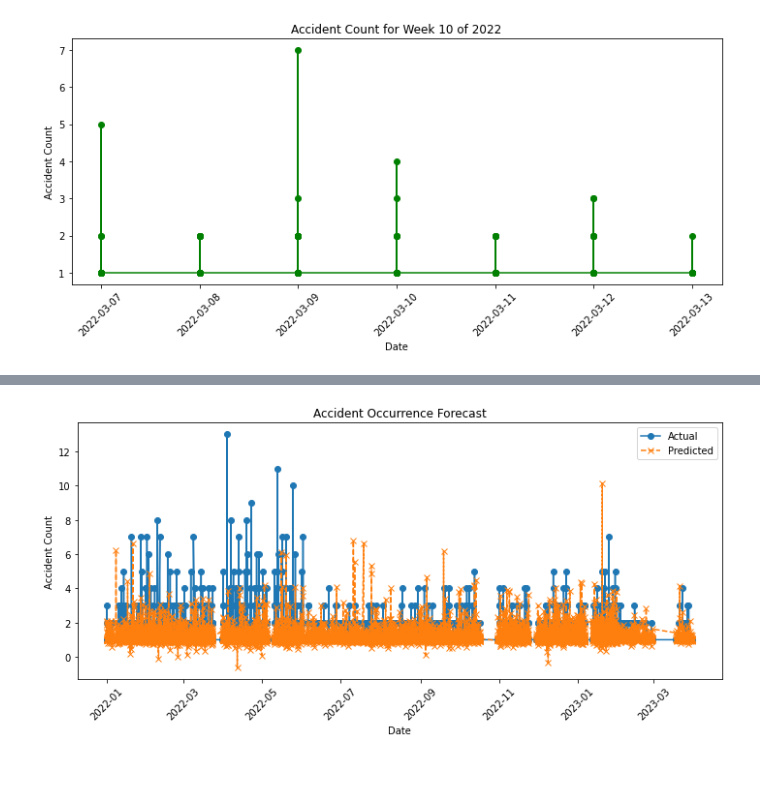
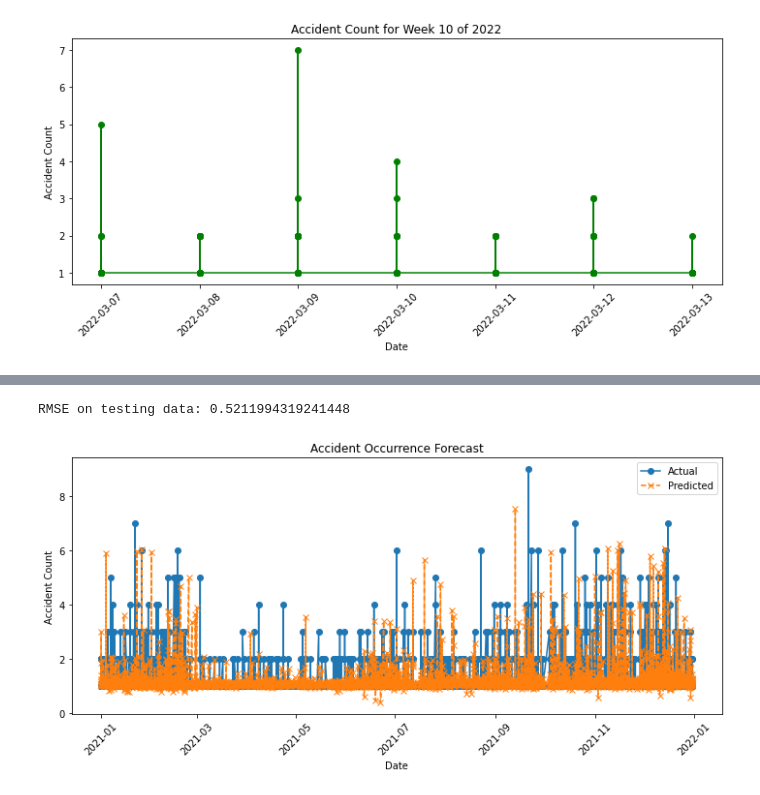
Before and after one commit to rujhannajib/crashcrew, a Jupyter notebook: accidence_forecasting.ipynb, the cells around one changed output, grey strips where cells are left out. Cells and saved outputs as stored; diff of their text form; code cells hidden in the pictures.

```diff
--- a/accidence_forecasting.ipynb
+++ b/accidence_forecasting.ipynb
@@ -36,5 +49,6 @@ root
 # %%
-cols = ["ID", "Start_Time", "City", "State", "Temperature(F)", "Humidity(%)",
+# feature selection
+cols = ["ID", "Start_Time", "Severity", "City", "State", "Temperature(F)", "Humidity(%)",
         "Visibility(mi)", "Precipitation(in)", "Weather_Condition"]
 df = df.select(*cols)
 # %%
@@ -65,7 +80,8 @@ weather_agg = (
           avg("Temperature(F)").alias("Temp"),
           avg("Humidity(%)").alias("Humidity"),
           avg("Visibility(mi)").alias("Visibility"),
-          avg("Precipitation(in)").alias("Precip")
+          avg("Precipitation(in)").alias("Precip"),
+          avg("Severity").alias("Sever"),
       )
 )
 
@@ -154,5 +171,7 @@ data.show(5)
 only showing top 5 rows
 # %%
-train = data.filter(col("Date") < "2022-01-01")
-test  = data.filter(col("Date") >= "2022-01-01")
+# data splitting
+train  = data.filter(col("Date") < "2021-01-01")
+valid  = data.filter((col("Date") >= "2021-01-01") & (col("Date") < "2022-01-01"))
+test   = data.filter(col("Date") >= "2022-01-01")
 # %%
@@ -184,10 +236,5 @@ plt.show()
 # %%
 feature_cols = ["day_of_week", "month", "is_weekend",
-                "Temp", "Humidity", "Visibility", "Precip",
+                "Temp", "Humidity", "Visibility", "Precip", "Sever",
                 "lag_1", "lag_7", "quarter"]
-
-assembler = VectorAssembler(inputCols=feature_cols, outputCol="features")
-
-train = assembler.transform(train)
-test  = assembler.transform(test)
 # %%
@@ -276,29 +354,41 @@ array([['Abingdon', datetime.date(2022, 4, 8), 1, ..., 1,
 # %%
+# predictions on testing data
+preds = best_model.transform(test)
+test_rmse = evaluator_rmse.evaluate(preds)
+
+print(f"RMSE on testing data: {test_rmse}\n")
+log_messages.append((f"RMSE on testing data: {test_rmse}\n", ))
+
+# Write log to cluster output
+sc = spark.sparkContext
+sc.parallelize(log_messages, 1).saveAsTextFile("output/manual_hyperparam_log")
+
 pdf = predictions.toPandas().to_numpy()
 
 # Extract columns by position
 dates = pdf[:, 1]                 # column 1 = Date
 actual = pdf[:, 2].astype(float)  # column 2 = Accident_Count (convert to float)
 predicted = pdf[:, -1].astype(float)  # last column = prediction
 
-# Optional: sort by date to ensure the line plot is continuous
+# sort by date to ensure the line plot is continuous
 sort_idx = np.argsort(dates)
 dates = np.array(dates)[sort_idx]
 actual = actual[sort_idx]
 predicted = predicted[sort_idx]
 
 # Plot
 plt.figure(figsize=(10, 5))
 plt.plot(dates, actual, label='Actual', marker='o')
 plt.plot(dates, predicted, label='Predicted', linestyle='--', marker='x')
 plt.xlabel('Date')
 plt.ylabel('Accident Count')
 plt.title('Accident Occurrence Forecast')
 plt.legend()
 plt.xticks(rotation=45)
 plt.tight_layout()
 plt.show()
 # %% [output]
+RMSE on testing data: 0.5211994319241448
-[figure, old version]
+[figure, new version]
 # %%
 spark.stop()
```
Also changed, not shown: parts of 14 cells of this notebook, 1 other file.
